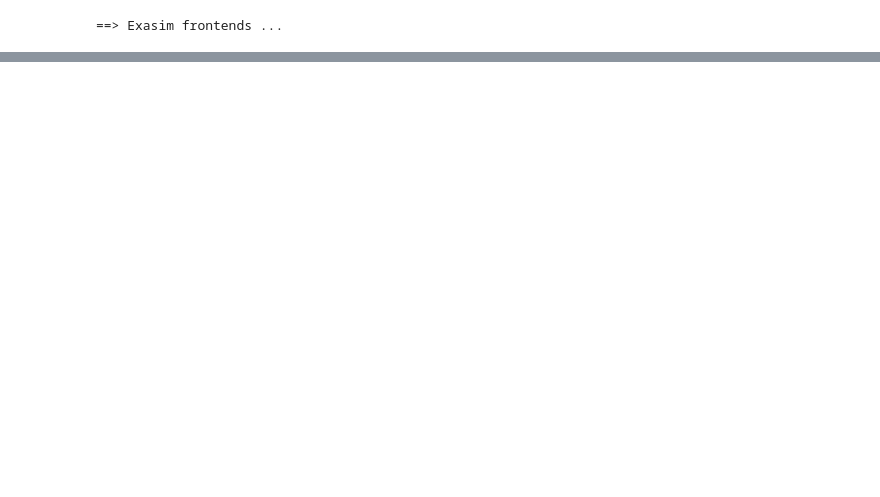
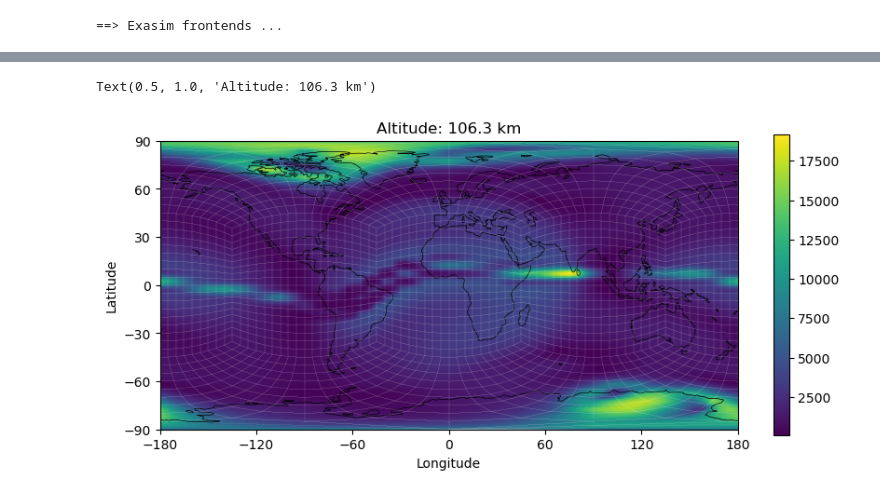
Before and after one commit to jvilaperez/Exasim, a Jupyter notebook: examples/Ionosphere/test3d/test.ipynb, the cells around one changed output, grey strips where cells are left out. Saved outputs shown, nothing was run; the diff lists cells and outputs as text; code cells hidden in the pictures; blank space fills up the shorter version.

```diff
--- a/examples/Ionosphere/test3d/test.ipynb
+++ b/examples/Ionosphere/test3d/test.ipynb
@@ -139,0 +167,11 @@ p2 = mesh['dgnodes'][([0,2,8,6,18,20,26,24]),:,:].transpose(1, 0, 2).reshape(3,
+# %%
+ilev = 2
+# var = numpy.sqrt(mesh['vdg'][:,0,:]**2 + mesh['vdg'][:,1,:]**2 + mesh['vdg'][:,2,:]**2)
+uimvi = numpy.sqrt((mesh['vdg'][:,12,:]-mesh['vdg'][:,15,:])**2 + (mesh['vdg'][:,13,:]-mesh['vdg'][:,16,:])**2 + (mesh['vdg'][:,14,:]-mesh['vdg'][:,17,:])**2)
+var = piNu*mesh['vdg'][:,11,:]*(uimvi)
+xcg2d, ucg2d, altitude, xgrid = PlotUtilities.getslice(mesh['dgnodes'],var,pde,ilev)
+fig, ax = PlotUtilities.plotslice(xcg2d,ucg2d, xgrid, coastlines=True, coastcolor='k', coastlw=0.5, color='w', lw=0.05)
+ax.set_title(f'Altitude: {(altitude*H0 - Re)/1000:.1f} km')
+# %% [output]
+Text(0.5, 1.0, 'Altitude: 106.3 km')
+[figure, added]
```
Also changed, not shown: parts of 5 cells of this notebook, 4 other files.
